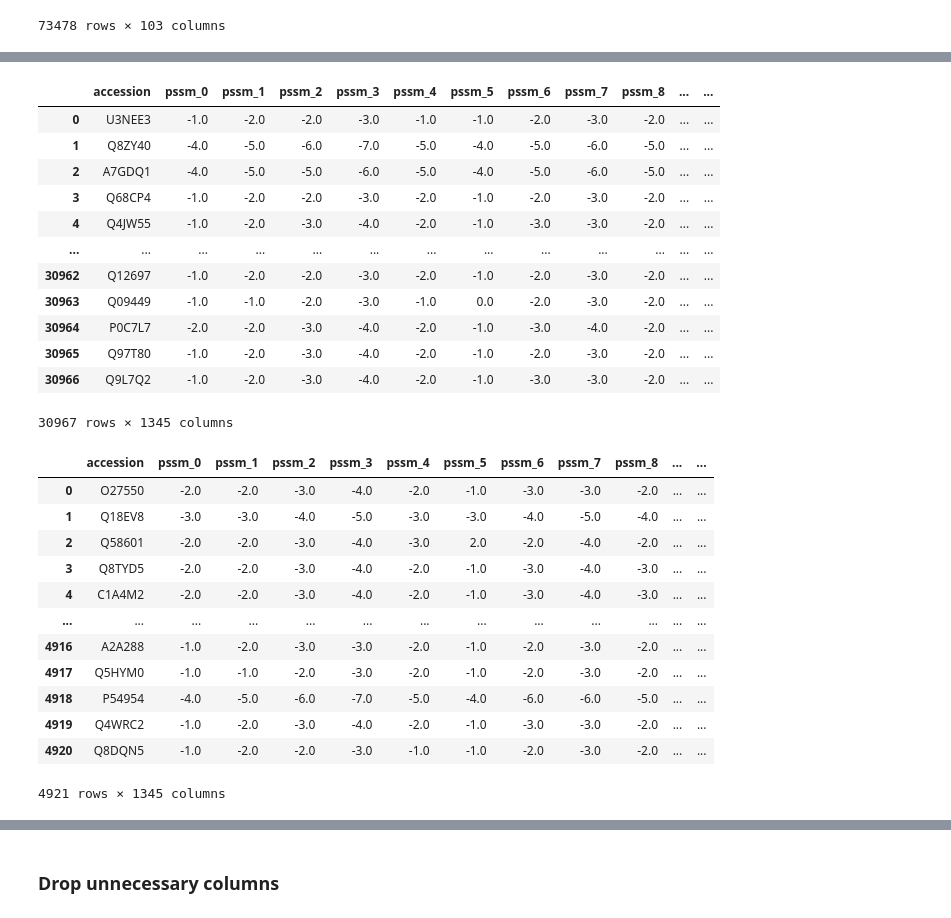
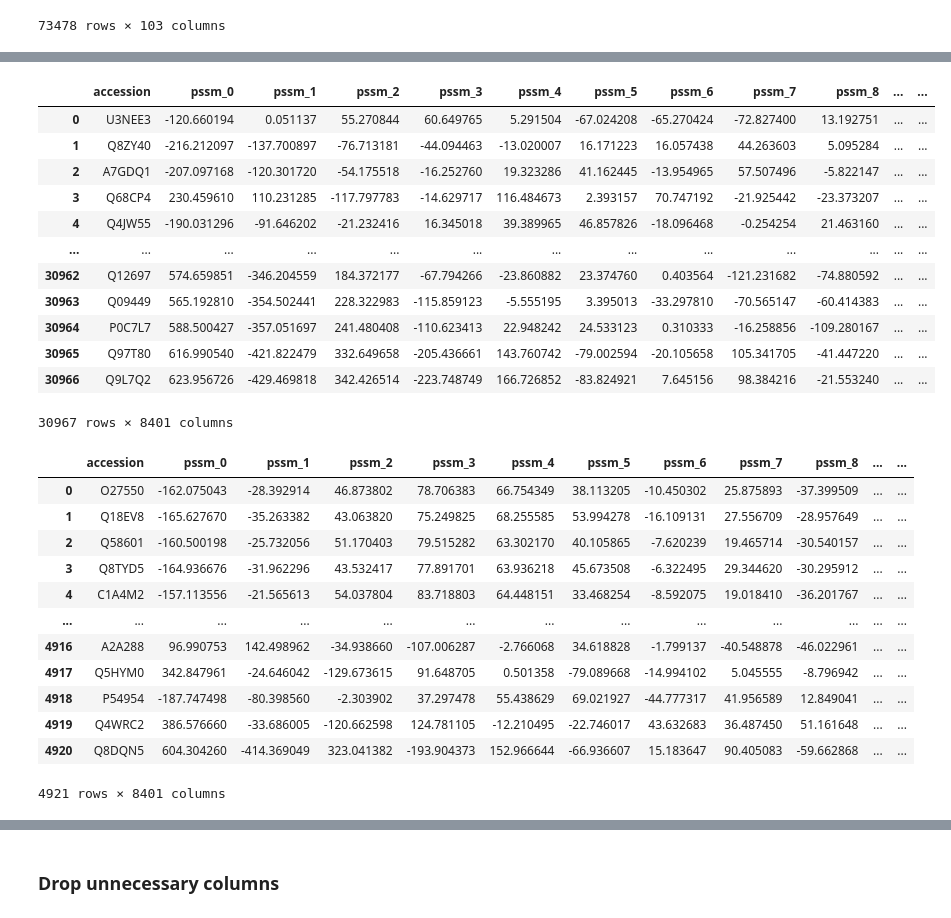
Before and after one commit to ScooterStuff/ec-prediction-ml, a Jupyter notebook: experiments/merge_features.ipynb, the cells around one changed output, grey strips where cells are left out. Saved outputs shown, nothing was run; the diff lists cells and outputs as text; code cells hidden in the pictures.

```diff
--- a/experiments/merge_features.ipynb
+++ b/experiments/merge_features.ipynb
@@ -197,52 +197,59 @@ test_df:pssm_matrix range:  53 5488
 # %%
-def truncate_and_flatten(matrix, target_rows=32, n_cols=42):
-
-    matrix = np.array(matrix, dtype=float)
+def truncate_and_flatten(matrix, target_rows=2000, n_cols=42):
+    matrix = np.array(matrix, dtype=np.float32) # reduce memory usage
     m = matrix.shape[0]
     if m < target_rows:
-        pad = np.zeros((target_rows - m, n_cols))
+        pad = np.zeros((target_rows - m, n_cols), dtype=np.float32)
         matrix = np.vstack([matrix, pad])
     else:
-        matrix = matrix[:target_rows, :]
+        matrix = matrix[:target_rows, :n_cols]
     return matrix.flatten()
 # %%
-features = train_pssm['pssm_matrix'].apply(lambda x: truncate_and_flatten(x, target_rows=32, n_cols=42))
-features_matrix = np.stack(features.values)
-new_train_pssm = pd.DataFrame(features_matrix, columns=[f'pssm_{i}' for i in range(features_matrix.shape[1])])
-new_train_pssm.insert(0, 'accession', train_pssm['accession_id'])
+# Use list comprehension instead of apply for better performance
+features_list = [truncate_and_flatten(x, target_rows=2000, n_cols=42)
+                 for x in train_pssm['pssm_matrix']]
+
+features_matrix = np.stack(features_list)
+pca = PCA(n_components=8400, svd_solver='randomized', random_state=42)
+features_reduced = pca.fit_transform(features_matrix)
+new_train_pssm = pd.DataFrame(features_reduced, columns=[f'pssm_{i}' for i in range(features_reduced.shape[1])])
+new_train_pssm.insert(0, 'accession', train_pssm['accession_id'].values)
 new_train_pssm
 # %% [output]
 |  | accession | pssm_0 | pssm_1 | pssm_2 | pssm_3 | pssm_4 | pssm_5 | pssm_6 | pssm_7 | pssm_8 | ... | ... |
-| 0 | U3NEE3 | -1.0 | -2.0 | -2.0 | -3.0 | -1.0 | -1.0 | -2.0 | -3.0 | -2.0 | ... | ... |
-| 1 | Q8ZY40 | -4.0 | -5.0 | -6.0 | -7.0 | -5.0 | -4.0 | -5.0 | -6.0 | -5.0 | ... | ... |
-| 2 | A7GDQ1 | -4.0 | -5.0 | -5.0 | -6.0 | -5.0 | -4.0 | -5.0 | -6.0 | -5.0 | ... | ... |
-| 3 | Q68CP4 | -1.0 | -2.0 | -2.0 | -3.0 | -2.0 | -1.0 | -2.0 | -3.0 | -2.0 | ... | ... |
-| 4 | Q4JW55 | -1.0 | -2.0 | -3.0 | -4.0 | -2.0 | -1.0 | -3.0 | -3.0 | -2.0 | ... | ... |
+| 0 | U3NEE3 | -120.660194 | 0.051137 | 55.270844 | 60.649765 | 5.291504 | -67.024208 | -65.270424 | -72.827400 | 13.192751 | ... | ... |
+| 1 | Q8ZY40 | -216.212097 | -137.700897 | -76.713181 | -44.094463 | -13.020007 | 16.171223 | 16.057438 | 44.263603 | 5.095284 | ... | ... |
+| 2 | A7GDQ1 | -207.097168 | -120.301720 | -54.175518 | -16.252760 | 19.323286 | 41.162445 | -13.954965 | 57.507496 | -5.822147 | ... | ... |
+| 3 | Q68CP4 | 230.459610 | 110.231285 | -117.797783 | -14.629717 | 116.484673 | 2.393157 | 70.747192 | -21.925442 | -23.373207 | ... | ... |
+| 4 | Q4JW55 | -190.031296 | -91.646202 | -21.232416 | 16.345018 | 39.389965 | 46.857826 | -18.096468 | -0.254254 | 21.463160 | ... | ... |
 | ... | ... | ... | ... | ... | ... | ... | ... | ... | ... | ... | ... | ... |
-| 30962 | Q12697 | -1.0 | -2.0 | -2.0 | -3.0 | -2.0 | -1.0 | -2.0 | -3.0 | -2.0 | ... | ... |
-| 30963 | Q09449 | -1.0 | -1.0 | -2.0 | -3.0 | -1.0 | 0.0 | -2.0 | -3.0 | -2.0 | ... | ... |
-| 30964 | P0C7L7 | -2.0 | -2.0 | -3.0 | -4.0 | -2.0 | -1.0 | -3.0 | -4.0 | -2.0 | ... | ... |
-| 30965 | Q97T80 | -1.0 | -2.0 | -3.0 | -4.0 | -2.0 | -1.0 | -2.0 | -3.0 | -2.0 | ... | ... |
-| 30966 | Q9L7Q2 | -1.0 | -2.0 | -3.0 | -4.0 | -2.0 | -1.0 | -3.0 | -3.0 | -2.0 | ... | ... |
+| 30962 | Q12697 | 574.659851 | -346.204559 | 184.372177 | -67.794266 | -23.860882 | 23.374760 | 0.403564 | -121.231682 | -74.880592 | ... | ... |
+| 30963 | Q09449 | 565.192810 | -354.502441 | 228.322983 | -115.859123 | -5.555195 | 3.395013 | -33.297810 | -70.565147 | -60.414383 | ... | ... |
+| 30964 | P0C7L7 | 588.500427 | -357.051697 | 241.480408 | -110.623413 | 22.948242 | 24.533123 | 0.310333 | -16.258856 | -109.280167 | ... | ... |
+| 30965 | Q97T80 | 616.990540 | -421.822479 | 332.649658 | -205.436661 | 143.760742 | -79.002594 | -20.105658 | 105.341705 | -41.447220 | ... | ... |
+| 30966 | Q9L7Q2 | 623.956726 | -429.469818 | 342.426514 | -223.748749 | 166.726852 | -83.824921 | 7.645156 | 98.384216 | -21.553240 | ... | ... |
-30967 rows × 1345 columns
+30967 rows × 8401 columns
 # %%
-features = valid_pssm['pssm_matrix'].apply(lambda x: truncate_and_flatten(x, target_rows=32, n_cols=42))
-features_matrix = np.stack(features.values)
-new_valid_pssm = pd.DataFrame(features_matrix, columns=[f'pssm_{i}' for i in range(features_matrix.shape[1])])
-new_valid_pssm.insert(0, 'accession', valid_pssm['accession_id'])
+accession = valid_pssm['accession_id'].values
+features_matrix = np.stack([truncate_and_flatten(x, 2000, 42) for x in valid_pssm['pssm_matrix']])
+
+valid_features = pca.transform(features_matrix)
+new_valid_pssm = pd.DataFrame(valid_features,
+                columns=[f'pssm_{i}' for i in range(valid_features.shape[1])])
+new_valid_pssm.insert(0, 'accession', accession)
 new_valid_pssm
 # %% [output]
 |  | accession | pssm_0 | pssm_1 | pssm_2 | pssm_3 | pssm_4 | pssm_5 | pssm_6 | pssm_7 | pssm_8 | ... | ... |
-| 0 | O27550 | -2.0 | -2.0 | -3.0 | -4.0 | -2.0 | -1.0 | -3.0 | -3.0 | -2.0 | ... | ... |
-| 1 | Q18EV8 | -3.0 | -3.0 | -4.0 | -5.0 | -3.0 | -3.0 | -4.0 | -5.0 | -4.0 | ... | ... |
-| 2 | Q58601 | -2.0 | -2.0 | -3.0 | -4.0 | -3.0 | 2.0 | -2.0 | -4.0 | -2.0 | ... | ... |
-| 3 | Q8TYD5 | -2.0 | -2.0 | -3.0 | -4.0 | -2.0 | -1.0 | -3.0 | -4.0 | -3.0 | ... | ... |
-| 4 | C1A4M2 | -2.0 | -2.0 | -3.0 | -4.0 | -2.0 | -1.0 | -3.0 | -4.0 | -3.0 | ... | ... |
+| 0 | O27550 | -162.075043 | -28.392914 | 46.873802 | 78.706383 | 66.754349 | 38.113205 | -10.450302 | 25.875893 | -37.399509 | ... | ... |
+| 1 | Q18EV8 | -165.627670 | -35.263382 | 43.063820 | 75.249825 | 68.255585 | 53.994278 | -16.109131 | 27.556709 | -28.957649 | ... | ... |
+| 2 | Q58601 | -160.500198 | -25.732056 | 51.170403 | 79.515282 | 63.302170 | 40.105865 | -7.620239 | 19.465714 | -30.540157 | ... | ... |
+| 3 | Q8TYD5 | -164.936676 | -31.962296 | 43.532417 | 77.891701 | 63.936218 | 45.673508 | -6.322495 | 29.344620 | -30.295912 | ... | ... |
+| 4 | C1A4M2 | -157.113556 | -21.565613 | 54.037804 | 83.718803 | 64.448151 | 33.468254 | -8.592075 | 19.018410 | -36.201767 | ... | ... |
 | ... | ... | ... | ... | ... | ... | ... | ... | ... | ... | ... | ... | ... |
-| 4916 | A2A288 | -1.0 | -2.0 | -3.0 | -3.0 | -2.0 | -1.0 | -2.0 | -3.0 | -2.0 | ... | ... |
-| 4917 | Q5HYM0 | -1.0 | -1.0 | -2.0 | -3.0 | -2.0 | -1.0 | -2.0 | -3.0 | -2.0 | ... | ... |
-| 4918 | P54954 | -4.0 | -5.0 | -6.0 | -7.0 | -5.0 | -4.0 | -6.0 | -6.0 | -5.0 | ... | ... |
-| 4919 | Q4WRC2 | -1.0 | -2.0 | -3.0 | -4.0 | -2.0 | -1.0 | -3.0 | -3.0 | -2.0 | ... | ... |
-| 4920 | Q8DQN5 | -1.0 | -2.0 | -2.0 | -3.0 | -1.0 | -1.0 | -2.0 | -3.0 | -2.0 | ... | ... |
+| 4916 | A2A288 | 96.990753 | 142.498962 | -34.938660 | -107.006287 | -2.766068 | 34.618828 | -1.799137 | -40.548878 | -46.022961 | ... | ... |
+| 4917 | Q5HYM0 | 342.847961 | -24.646042 | -129.673615 | 91.648705 | 0.501358 | -79.089668 | -14.994102 | 5.045555 | -8.796942 | ... | ... |
+| 4918 | P54954 | -187.747498 | -80.398560 | -2.303902 | 37.297478 | 55.438629 | 69.021927 | -44.777317 | 41.956589 | 12.849041 | ... | ... |
+| 4919 | Q4WRC2 | 386.576660 | -33.686005 | -120.662598 | 124.781105 | -12.210495 | -22.746017 | 43.632683 | 36.487450 | 51.161648 | ... | ... |
+| 4920 | Q8DQN5 | 604.304260 | -414.369049 | 323.041382 | -193.904373 | 152.966644 | -66.936607 | 15.183647 | 90.405083 | -59.662868 | ... | ... |
-4921 rows × 1345 columns
+4921 rows × 8401 columns
 # %%
```
Also changed, not shown: parts of 40 cells of this notebook, 50 other files.
